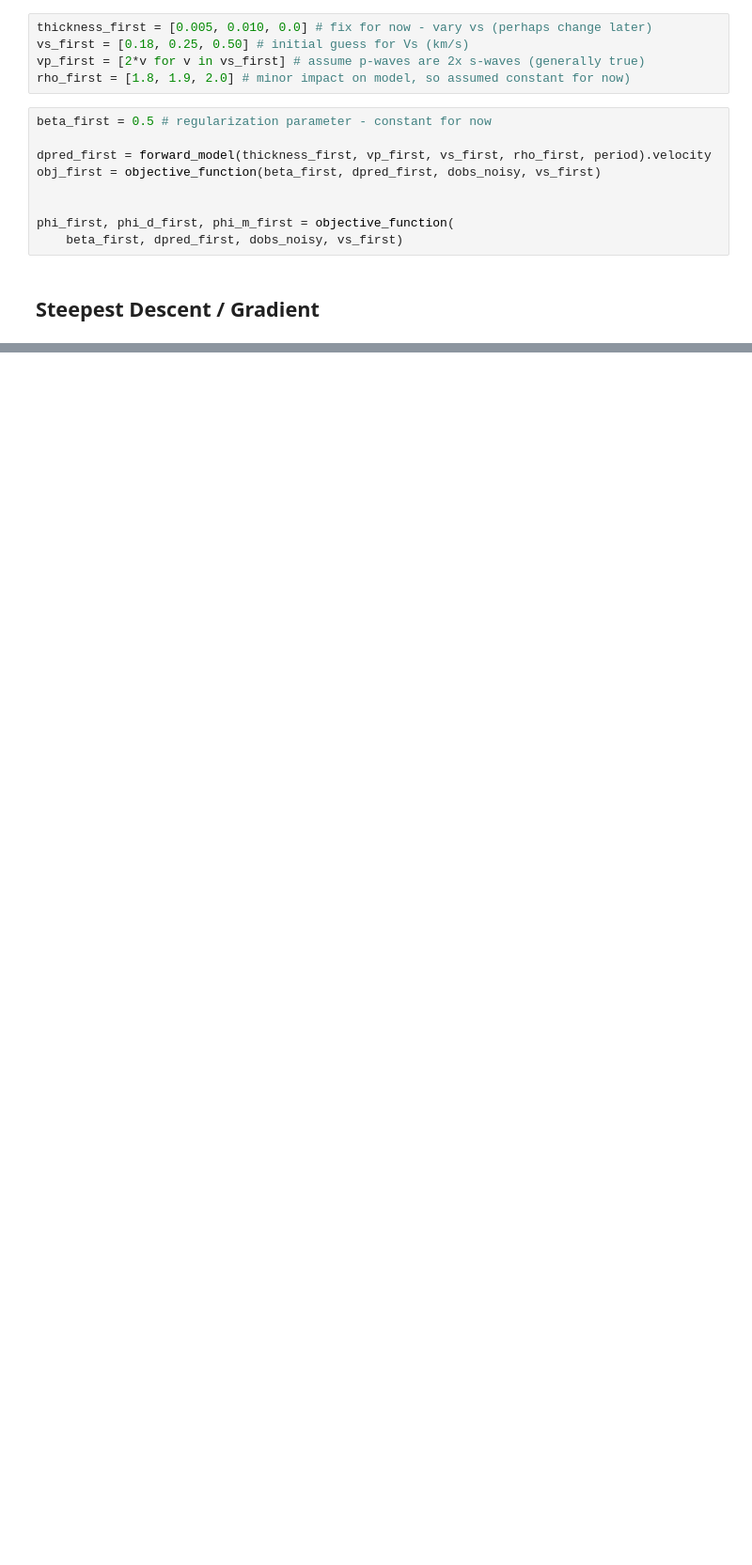
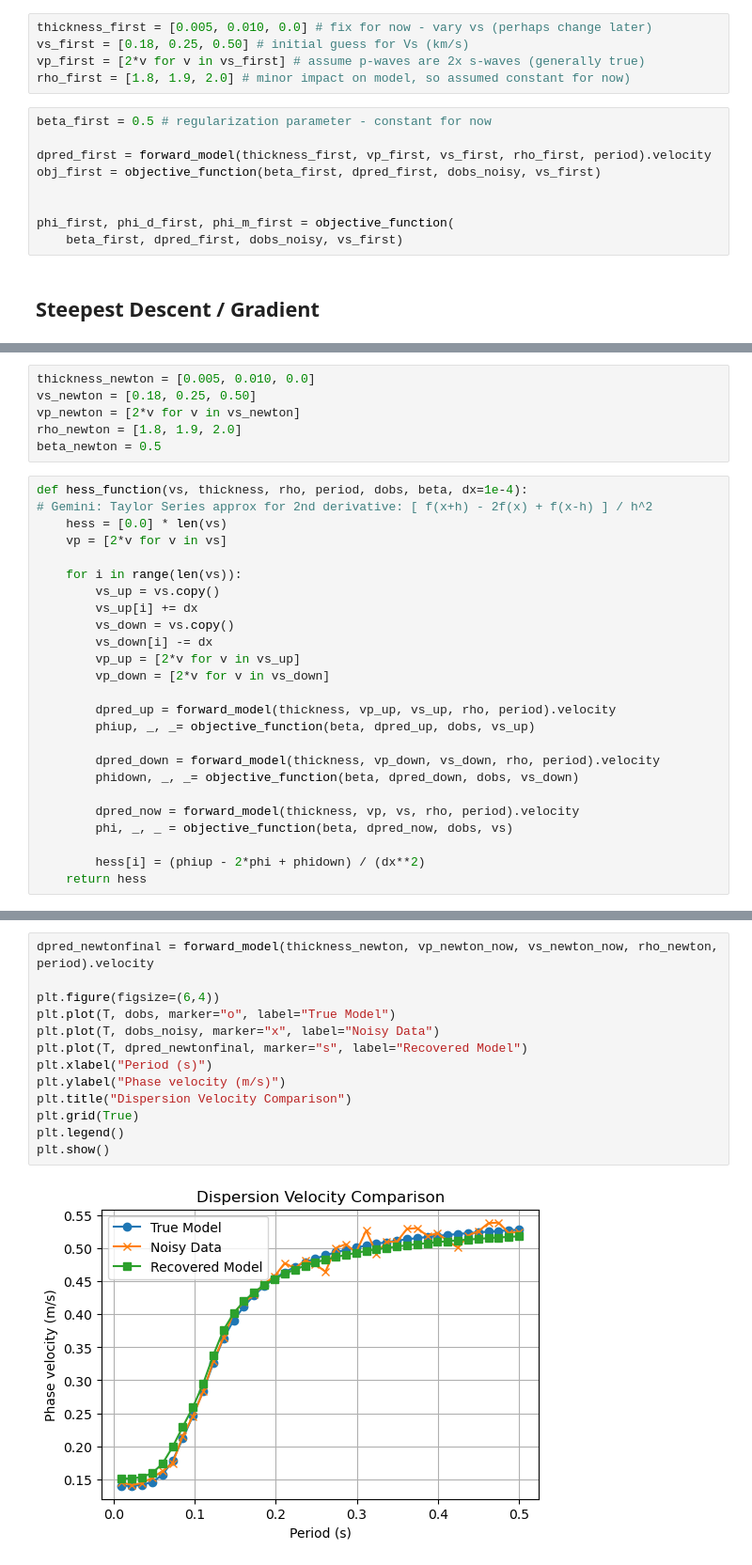
Before and after one commit to lambertnguyen-git/EOSC556B-2026_LN, a Jupyter notebook: MASW_Sim.ipynb, the cells around one changed output, grey strips where cells are left out. Shown at 94% size. Drawn from its saved outputs; the diff is of its cells as text; blank space fills up the shorter version.

```diff
--- a/MASW_Sim.ipynb
+++ b/MASW_Sim.ipynb
@@ -224,0 +221,31 @@ plt.show()
+# %%
+thickness_newton = [0.005, 0.010, 0.0]
+vs_newton = [0.18, 0.25, 0.50]
+vp_newton = [2*v for v in vs_newton]
+rho_newton = [1.8, 1.9, 2.0]
+beta_newton = 0.5
+# %%
+def hess_function(vs, thickness, rho, period, dobs, beta, dx=1e-4):
+# Gemini: Taylor Series approx for 2nd derivative: [ f(x+h) - 2f(x) + f(x-h) ] / h^2
+    hess = [0.0] * len(vs)
+    vp = [2*v for v in vs]
+
+    for i in range(len(vs)):
+        vs_up = vs.copy()
+        vs_up[i] += dx
+        vs_down = vs.copy()
+        vs_down[i] -= dx
+        vp_up = [2*v for v in vs_up]
+        vp_down = [2*v for v in vs_down]
+
+        dpred_up = forward_model(thickness, vp_up, vs_up, rho, period).velocity
+        phiup, _, _= objective_function(beta, dpred_up, dobs, vs_up)
+
+        dpred_down = forward_model(thickness, vp_down, vs_down, rho, period).velocity
+        phidown, _, _= objective_function(beta, dpred_down, dobs, vs_down)
+
+        dpred_now = forward_model(thickness, vp, vs, rho, period).velocity
+        phi, _, _ = objective_function(beta, dpred_now, dobs, vs)
+
+        hess[i] = (phiup - 2*phi + phidown) / (dx**2)
+    return hess
@@ -224,0 +320,15 @@ plt.show()
+# %%
+dpred_newtonfinal = forward_model(thickness_newton, vp_newton_now, vs_newton_now, rho_newton, period).velocity
+
+plt.figure(figsize=(6,4))
+plt.plot(T, dobs, marker="o", label="True Model")
+plt.plot(T, dobs_noisy, marker="x", label="Noisy Data")
+plt.plot(T, dpred_newtonfinal, marker="s", label="Recovered Model")
+plt.xlabel("Period (s)")
+plt.ylabel("Phase velocity (m/s)")
+plt.title("Dispersion Velocity Comparison")
+plt.grid(True)
+plt.legend()
+plt.show()
+# %% [output]
+[figure, added]
```
Also changed, not shown: parts of 9 cells of this notebook.
